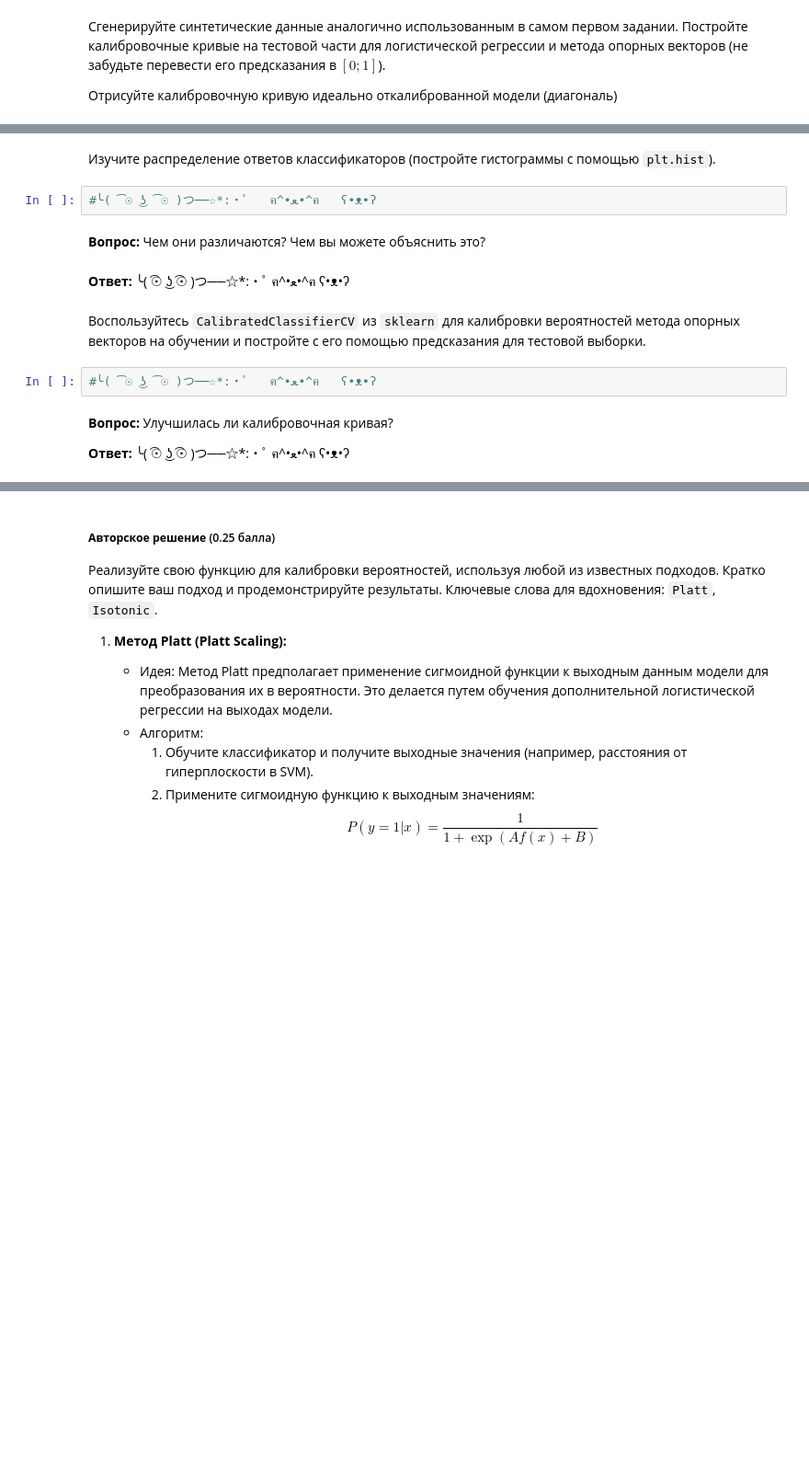
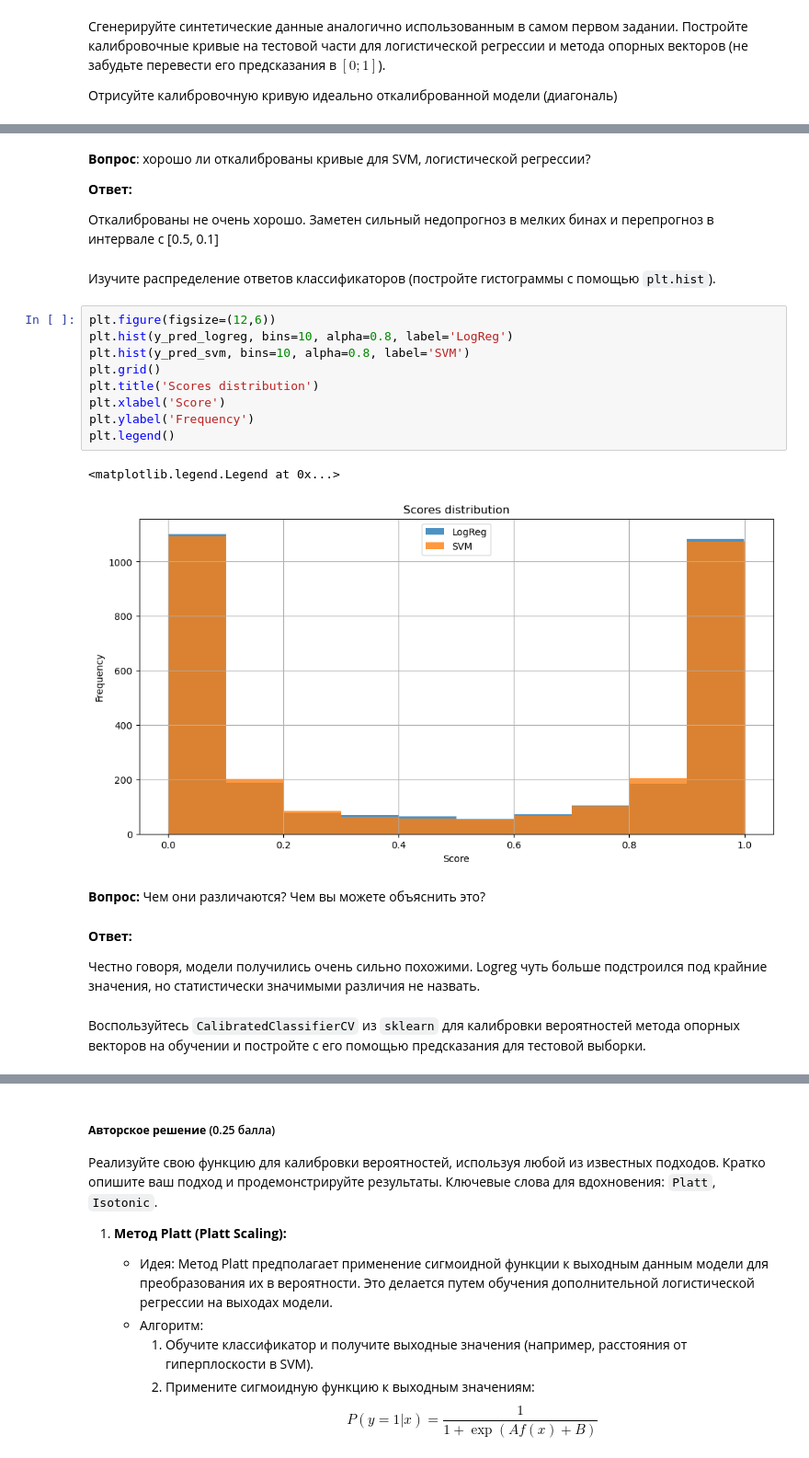
Before and after one commit to MrRozum/mai_ml_lab05_linear_classifiers, a Jupyter notebook: ML_MAI_&_SBER_Linear_classification_LAB_5.ipynb, the cells around one changed output, grey strips where cells are left out. Shown at 92% size. Cells and saved outputs as stored; diff of their text form; blank space fills up the shorter version.

```diff
--- a/ML_MAI_&_SBER_Linear_classification_LAB_5.ipynb
+++ b/ML_MAI_&_SBER_Linear_classification_LAB_5.ipynb
@@ -390,16 +435,28 @@ def plot_calibration_curve(y_test, preds):
+# %% [markdown]
+**Вопрос**: хорошо ли откалиброваны кривые для SVM, логистической регрессии?
+
+**Ответ:**
+
+Откалиброваны не очень хорошо. Заметен сильный недопрогноз в мелких бинах и перепрогноз в интервале с [0.5, 0.1]
 # %% [markdown]
 Изучите распределение ответов классификаторов (постройте гистограммы с помощью `plt.hist`).
-# %%
-#╰( ͡☉ ͜ʖ ͡☉ )つ──☆*:・ﾟ   ฅ^•ﻌ•^ฅ   ʕ•ᴥ•ʔ
+# %%
+plt.figure(figsize=(12,6))
+plt.hist(y_pred_logreg, bins=10, alpha=0.8, label='LogReg')
+plt.hist(y_pred_svm, bins=10, alpha=0.8, label='SVM')
+plt.grid()
+plt.title('Scores distribution')
+plt.xlabel('Score')
+plt.ylabel('Frequency')
+plt.legend()
+# %% [output]
+<matplotlib.legend.Legend at 0x...>
+[figure, added]
 # %% [markdown]
 **Вопрос:** Чем они различаются? Чем вы можете объяснить это?
-# %% [markdown]
-**Ответ:** ╰( ͡☉ ͜ʖ ͡☉ )つ──☆*:・ﾟ   ฅ^•ﻌ•^ฅ   ʕ•ᴥ•ʔ
+# %% [markdown]
+**Ответ:**
+
+Честно говоря, модели получились очень сильно похожими. Logreg чуть больше подстроился под крайние значения, но статистически значимыми различия не назвать.
 # %% [markdown]
 Воспользуйтесь `CalibratedClassifierCV` из `sklearn` для калибровки вероятностей метода опорных векторов на обучении и постройте с его помощью  предсказания для тестовой выборки.
-# %%
-#╰( ͡☉ ͜ʖ ͡☉ )つ──☆*:・ﾟ   ฅ^•ﻌ•^ฅ   ʕ•ᴥ•ʔ
-# %% [markdown]
-**Вопрос:** Улучшилась ли калибровочная кривая?
-
-**Ответ:** ╰( ͡☉ ͜ʖ ͡☉ )つ──☆*:・ﾟ   ฅ^•ﻌ•^ฅ   ʕ•ᴥ•ʔ
```
Also changed, not shown: parts of 20 cells of this notebook.
